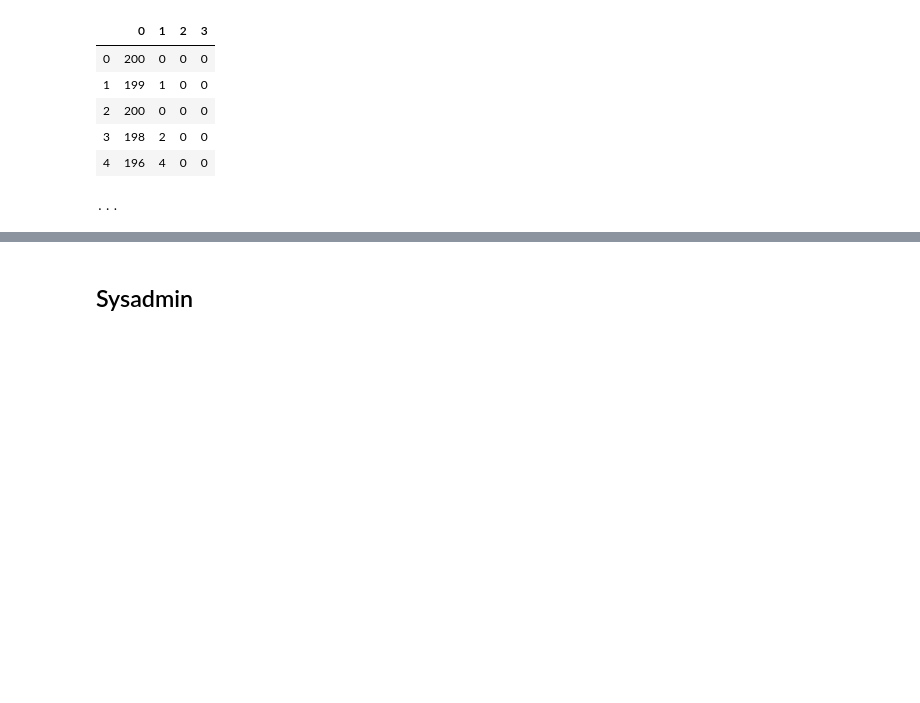
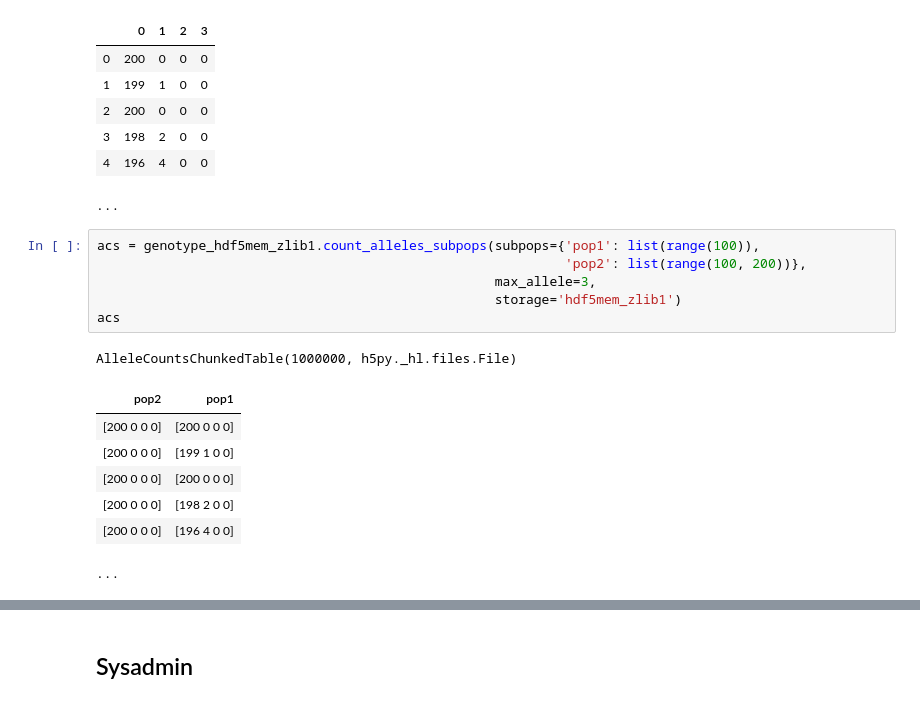
Before and after one commit to cggh/scikit-allel, a Jupyter notebook: notebooks/profiling/chunked.ipynb, the cells around one changed output, grey strips where cells are left out. Drawn from its saved outputs; the diff is of its cells as text; blank space fills up the shorter version.

```diff
--- a/notebooks/profiling/chunked.ipynb
+++ b/notebooks/profiling/chunked.ipynb
@@ -201,3 +201,18 @@ AlleleCountsChunkedArray((1000000, 4), int32, bcolz.carray_ext.carray)
 | 3 | 198 | 2 | 0 | 0 |
 | 4 | 196 | 4 | 0 | 0 |
 ...
+# %%
+acs = genotype_hdf5mem_zlib1.count_alleles_subpops(subpops={'pop1': list(range(100)),
+                                                            'pop2': list(range(100, 200))},
+                                                   max_allele=3,
+                                                   storage='hdf5mem_zlib1')
+acs
+# %% [output]
+AlleleCountsChunkedTable(1000000, h5py._hl.files.File)
+| pop2 | pop1 |
+| [200 0 0 0] | [200 0 0 0] |
+| [200 0 0 0] | [199 1 0 0] |
+| [200 0 0 0] | [200 0 0 0] |
+| [200 0 0 0] | [198 2 0 0] |
+| [200 0 0 0] | [196 4 0 0] |
+...
```
Also changed, not shown: parts of 55 cells of this notebook, 3 other files.
